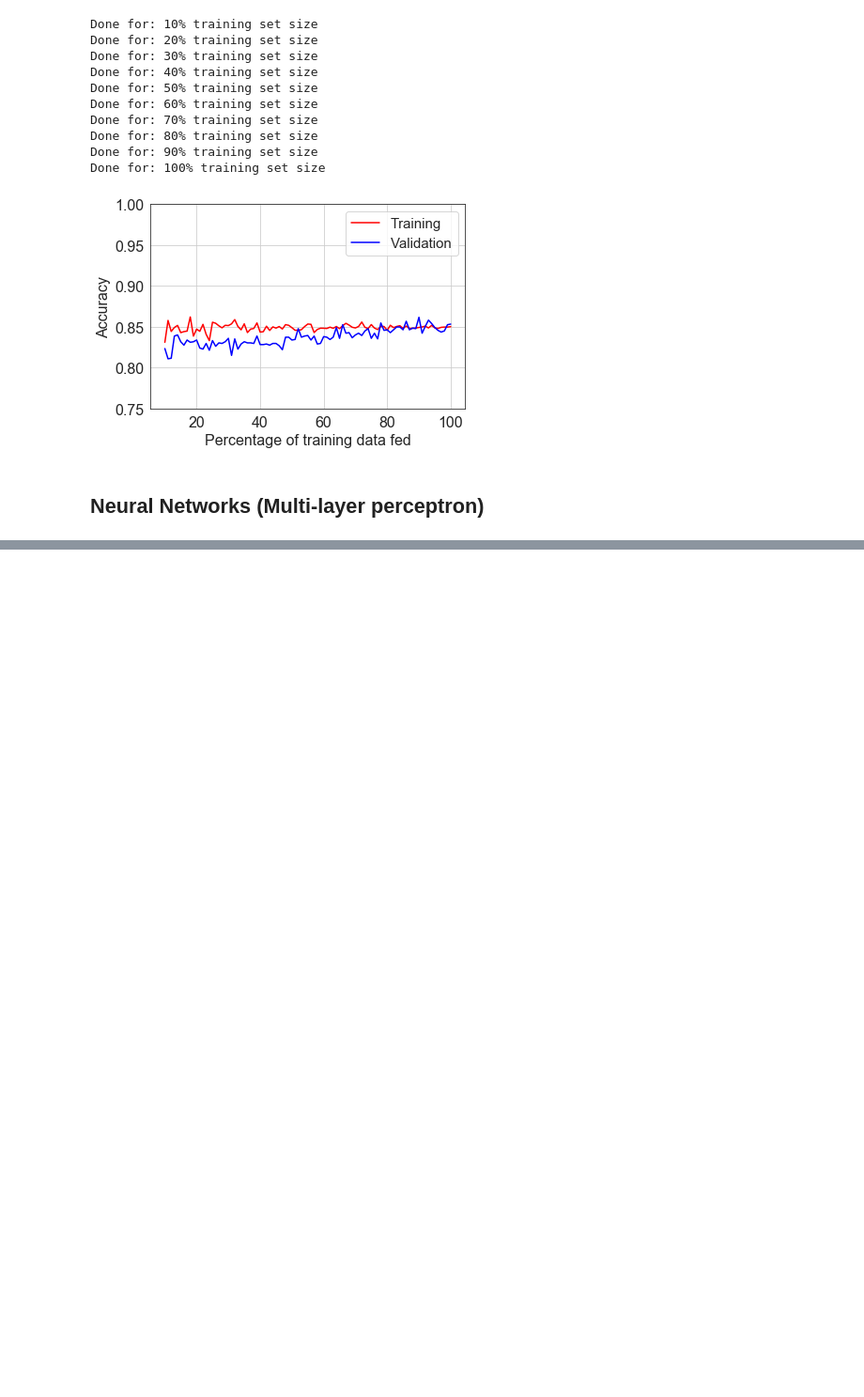
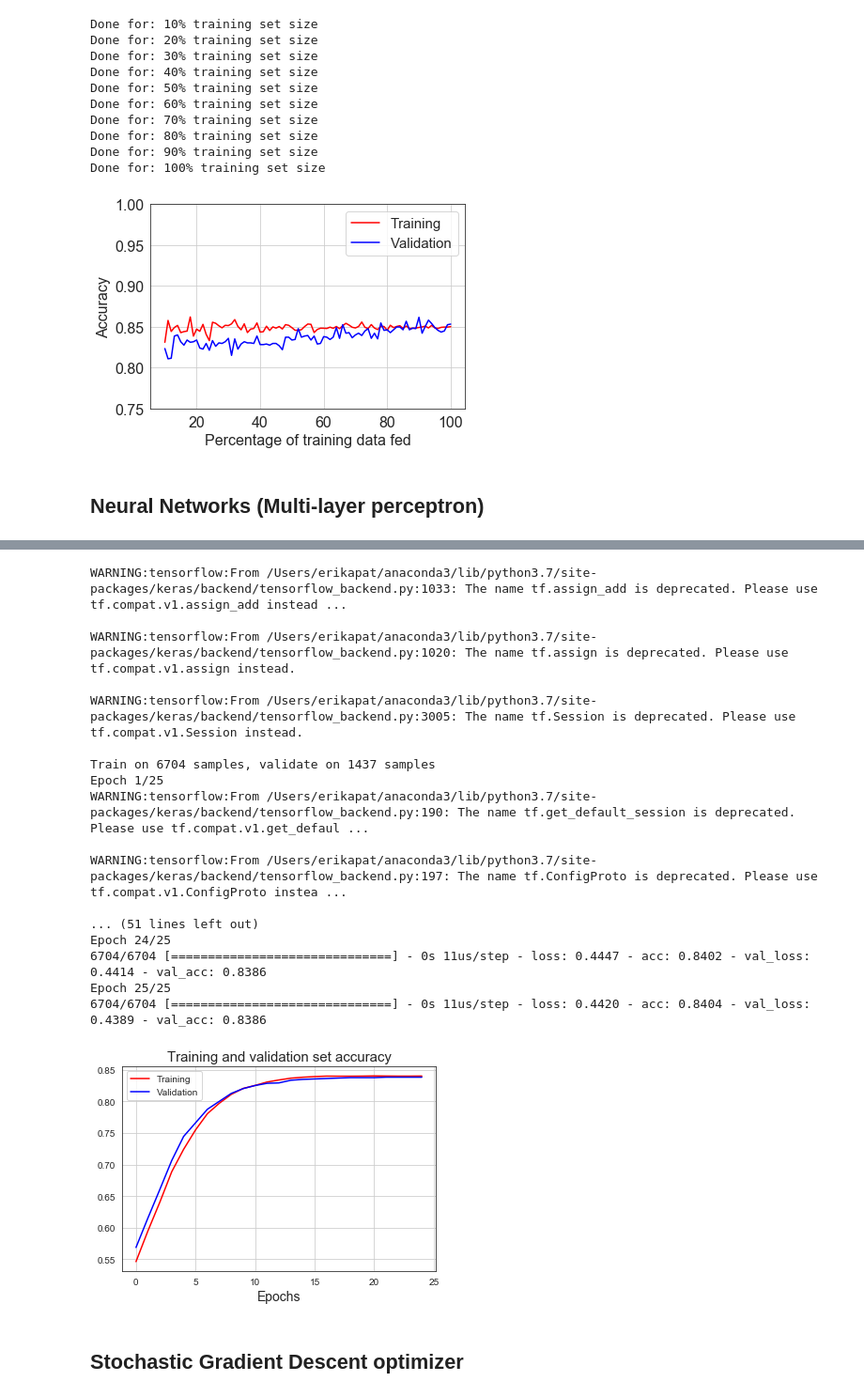
Before and after one commit to erikapat/ML_ALGORITHMS_TEST, a Jupyter notebook: LEARNING_AND_COMPLEXITY_CURVES/Example.ipynb, the cells around one changed output, grey strips where cells are left out. Shown at 94% size. Drawn from its saved outputs; the diff is of its cells as text; code cells hidden in the pictures; blank space fills up the shorter version.

Commit message:
learning curves-NN

```diff
--- a/LEARNING_AND_COMPLEXITY_CURVES/Example.ipynb
+++ b/LEARNING_AND_COMPLEXITY_CURVES/Example.ipynb
@@ -196,5 +196,11 @@ plt.ylim(0.75,1.0)
 plt.show()
 # %% [output]
 [figure]
+# %%
+## **SCALE DATA**
+
+from sklearn.preprocessing import StandardScaler
+X_train_scaled=StandardScaler().fit_transform(X_train)
+X_val_scaled=StandardScaler().fit_transform(X_val)
 # %% [markdown]
 ## **Neural Networks (Multi-layer perceptron)**
@@ -200,0 +212,4 @@ plt.show()
+# %%
+n_input=X_train_scaled.shape[0]
+num_classes = len(y_train.unique())
+input_dim=X_train_scaled.shape[1]
@@ -200,0 +287,3 @@ plt.show()
+# %%
+nn_model=make_NN_model(input_dim=input_dim,num_classes=num_classes,dropout_prob=0.0,learning_rate=0.0001,
+                      neuron_layer_1=10,neuron_layer_2=5,optimizer='Adam')
@@ -200,0 +304,24 @@ plt.show()
+# %%
+hist=run_NN(nn_model,X_train_scaled,y_train,X_val_scaled,y_val,verbosity=1,batch_size=64,
+            num_epochs=25,plot_loss=True)
+# %% [output]
+WARNING:tensorflow:From /Users/erikapat/anaconda3/lib/python3.7/site-packages/keras/backend/tensorflow_backend.py:1033: The name tf.assign_add is deprecated. Please use tf.compat.v1.assign_add instead ...
+
+WARNING:tensorflow:From /Users/erikapat/anaconda3/lib/python3.7/site-packages/keras/backend/tensorflow_backend.py:1020: The name tf.assign is deprecated. Please use tf.compat.v1.assign instead.
+
+WARNING:tensorflow:From /Users/erikapat/anaconda3/lib/python3.7/site-packages/keras/backend/tensorflow_backend.py:3005: The name tf.Session is deprecated. Please use tf.compat.v1.Session instead.
+
+Train on 6704 samples, validate on 1437 samples
+Epoch 1/25
+WARNING:tensorflow:From /Users/erikapat/anaconda3/lib/python3.7/site-packages/keras/backend/tensorflow_backend.py:190: The name tf.get_default_session is deprecated. Please use tf.compat.v1.get_defaul ...
+
+WARNING:tensorflow:From /Users/erikapat/anaconda3/lib/python3.7/site-packages/keras/backend/tensorflow_backend.py:197: The name tf.ConfigProto is deprecated. Please use tf.compat.v1.ConfigProto instea ...
+
+... (51 lines left out)
+Epoch 24/25
+6704/6704 [==============================] - 0s 11us/step - loss: 0.4447 - acc: 0.8402 - val_loss: 0.4414 - val_acc: 0.8386
+Epoch 25/25
+6704/6704 [==============================] - 0s 11us/step - loss: 0.4420 - acc: 0.8404 - val_loss: 0.4389 - val_acc: 0.8386
+[figure, added]
+# %% [markdown]
+## **Stochastic Gradient Descent optimizer**
```
Also changed, not shown: parts of 9 cells of this notebook.
